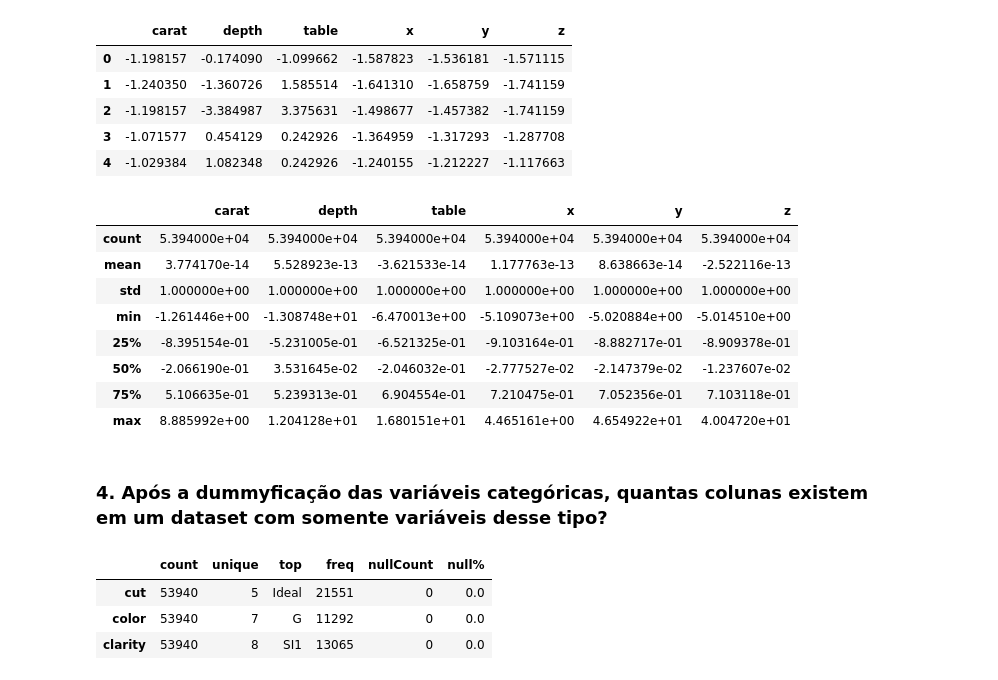
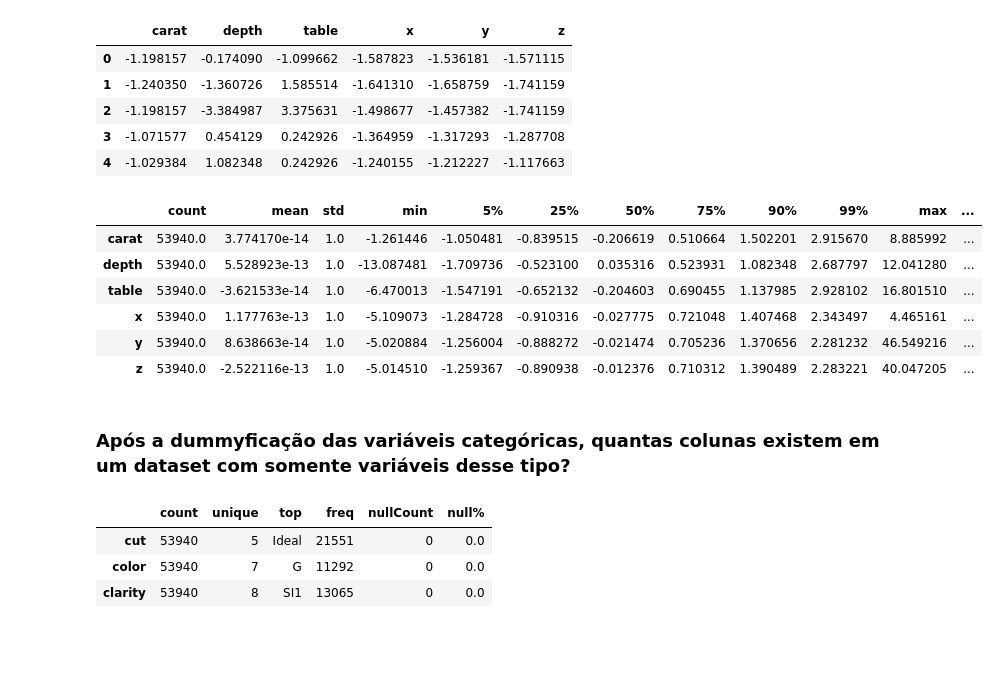
Before and after one commit to bruna-calistrate/AdvancedStatistics-Day7Exercise, a Jupyter notebook: Day7 Advanced Statistics.ipynb, the cells around one changed output. Drawn from its saved outputs; the diff is of its cells as text; code cells hidden in the pictures; blank space fills up the shorter version.

```diff
--- a/Day7 Advanced Statistics.ipynb
+++ b/Day7 Advanced Statistics.ipynb
@@ -19,0 +130,22 @@ def desc_null(df):
+# %%
+def feat_scale(x):
+    """Escalonar as variáveis numéricas da base de dados
+
+    Args:
+        x (pd.DataFrame): base de dados com as variáveis numéricas
+
+    Returns:
+        xnorm(float): valores escalonados
+    """
+    import numpy as np
+
+    # Calcular a média da variável
+    mean = np.mean(x, axis=0)
+
+    # Calcular o desvio padrão amostral da variável
+    sigma = np.std(x, axis=0, ddof=1)
+
+    # Realizar o escalonamento
+    xnorm = (x - mean) / sigma
+
+    return xnorm
@@ -20,7 +318,8 @@ def desc_null(df):
 # %% [markdown]
 ### Carregamento dos dados e descrição inicial
 # %%
-df = pd.read_csv('https://raw.githubusercontent.com/bruna-calistrate/AdvancedStatistics-Day7Exercise/main/661.csv').iloc[:,1:]
+df = pd.read_csv('https://raw.githubusercontent.com/bruna-calistrate/'
+                 'AdvancedStatistics-Day7Exercise/main/661.csv').iloc[:,1:]
 # %%
 df.head()
 # %% [output]
@@ -120,21 +404,6 @@ dfNum.head()
 | 2 | 0.23 | 56.9 | 65.0 | 4.05 | 4.07 | 2.31 |
 | 3 | 0.29 | 62.4 | 58.0 | 4.20 | 4.23 | 2.63 |
 | 4 | 0.31 | 63.3 | 58.0 | 4.34 | 4.35 | 2.75 |
-# %%
-# Função para o escalonamento das variáveis contínuas
-
-def feat_scale(x):
-
-    # Calcular a mésia de todas as variáveis
-    nu =np.mean(x, axis=0)
-
-    # Calcular o desvio padrão de todas as variáveis
-    signa = np.std(x, axis=0, ddof=1)
-
-    # Fazer o escalonamento das variáveis
-    xnorm = (x - nu) / signa
-
-    return xnorm
 # %%
 dfNum = feat_scale(dfNum)
 
@@ -147,19 +416,17 @@ dfNum.head()
 | 3 | -1.071577 | 0.454129 | 0.242926 | -1.364959 | -1.317293 | -1.287708 |
 | 4 | -1.029384 | 1.082348 | 0.242926 | -1.240155 | -1.212227 | -1.117663 |
 # %%
-dfNum.describe()
+desc_null(dfNum, percentiles=True)
 # %% [output]
-|  | carat | depth | table | x | y | z |
-| count | 5.394000e+04 | 5.394000e+04 | 5.394000e+04 | 5.394000e+04 | 5.394000e+04 | 5.394000e+04 |
-| mean | 3.774170e-14 | 5.528923e-13 | -3.621533e-14 | 1.177763e-13 | 8.638663e-14 | -2.522116e-13 |
-| std | 1.000000e+00 | 1.000000e+00 | 1.000000e+00 | 1.000000e+00 | 1.000000e+00 | 1.000000e+00 |
-| min | -1.261446e+00 | -1.308748e+01 | -6.470013e+00 | -5.109073e+00 | -5.020884e+00 | -5.014510e+00 |
-| 25% | -8.395154e-01 | -5.231005e-01 | -6.521325e-01 | -9.103164e-01 | -8.882717e-01 | -8.909378e-01 |
-| 50% | -2.066190e-01 | 3.531645e-02 | -2.046032e-01 | -2.777527e-02 | -2.147379e-02 | -1.237607e-02 |
-| 75% | 5.106635e-01 | 5.239313e-01 | 6.904554e-01 | 7.210475e-01 | 7.052356e-01 | 7.103118e-01 |
-| max | 8.885992e+00 | 1.204128e+01 | 1.680151e+01 | 4.465161e+00 | 4.654922e+01 | 4.004720e+01 |
+|  | count | mean | std | min | 5% | 25% | 50% | 75% | 90% | 99% | max | ... |
+| carat | 53940.0 | 3.774170e-14 | 1.0 | -1.261446 | -1.050481 | -0.839515 | -0.206619 | 0.510664 | 1.502201 | 2.915670 | 8.885992 | ... |
+| depth | 53940.0 | 5.528923e-13 | 1.0 | -13.087481 | -1.709736 | -0.523100 | 0.035316 | 0.523931 | 1.082348 | 2.687797 | 12.041280 | ... |
+| table | 53940.0 | -3.621533e-14 | 1.0 | -6.470013 | -1.547191 | -0.652132 | -0.204603 | 0.690455 | 1.137985 | 2.928102 | 16.801510 | ... |
+| x | 53940.0 | 1.177763e-13 | 1.0 | -5.109073 | -1.284728 | -0.910316 | -0.027775 | 0.721048 | 1.407468 | 2.343497 | 4.465161 | ... |
+| y | 53940.0 | 8.638663e-14 | 1.0 | -5.020884 | -1.256004 | -0.888272 | -0.021474 | 0.705236 | 1.370656 | 2.281232 | 46.549216 | ... |
+| z | 53940.0 | -2.522116e-13 | 1.0 | -5.014510 | -1.259367 | -0.890938 | -0.012376 | 0.710312 | 1.390489 | 2.283221 | 40.047205 | ... |
 # %% [markdown]
-### 4. Após a dummyficação das variáveis categóricas, quantas colunas existem em um dataset com somente variáveis desse tipo?
+### Após a dummyficação das variáveis categóricas, quantas colunas existem em um dataset com somente variáveis desse tipo?
 # %%
 desc_null(df[cat])
 # %% [output]
```
Also changed, not shown: parts of 61 cells of this notebook.
